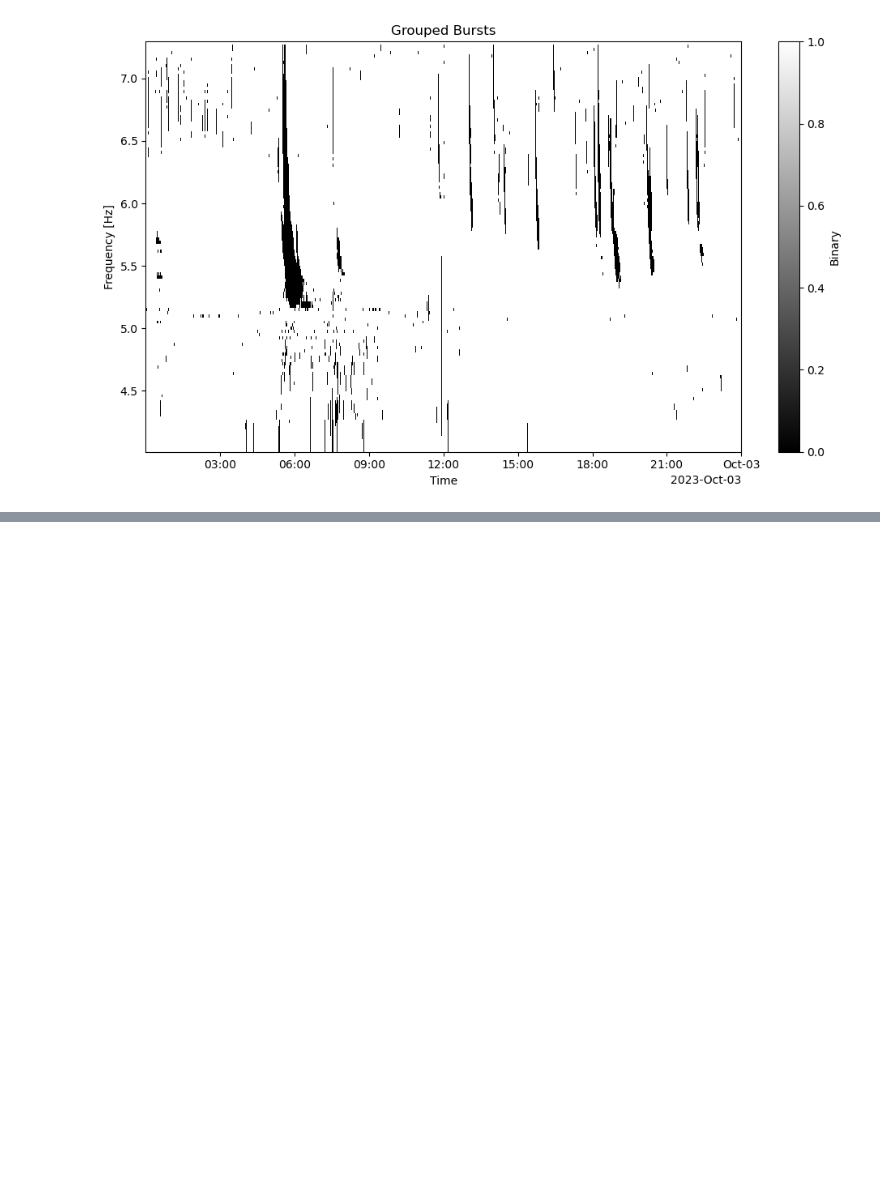
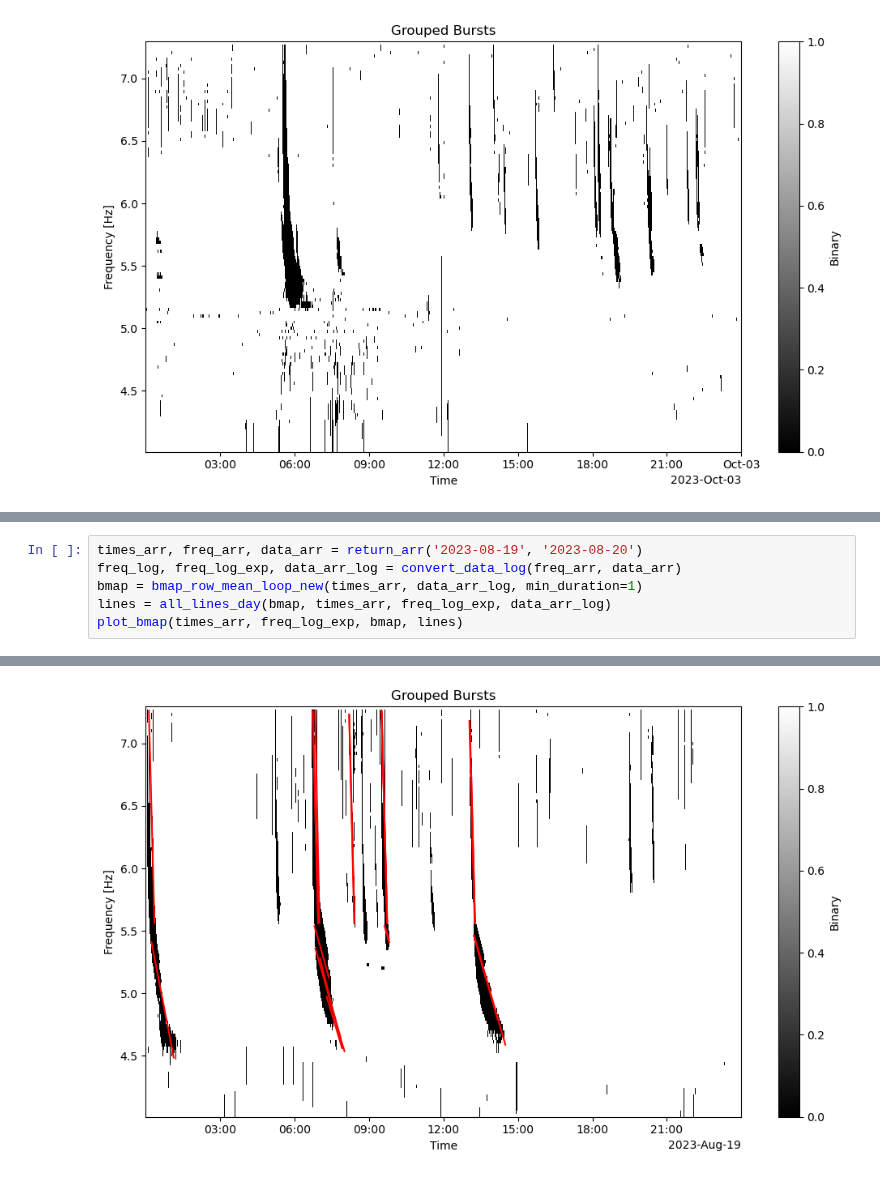
Before and after one commit to judyl22/Solar-Radio-Burst, a Jupyter notebook: dection_prog_new_extract4.ipynb, the cells around one changed output, grey strips where cells are left out. Saved outputs shown, nothing was run; the diff lists cells and outputs as text; blank space fills up the shorter version.

```diff
--- a/dection_prog_new_extract4.ipynb
+++ b/dection_prog_new_extract4.ipynb
@@ -71,0 +268,7 @@ plot_bmap(times_arr3, freq_log_exp3, bmap3, lines3)
+# %%
+times_arr, freq_arr, data_arr = return_arr('2023-08-19', '2023-08-20')
+freq_log, freq_log_exp, data_arr_log = convert_data_log(freq_arr, data_arr)
+bmap = bmap_row_mean_loop_new(times_arr, data_arr_log, min_duration=1)
+lines = all_lines_day(bmap, times_arr, freq_log_exp, data_arr_log)
+plot_bmap(times_arr, freq_log_exp, bmap, lines)
+# %% [output]
@@ -71,0 +283 @@ plot_bmap(times_arr3, freq_log_exp3, bmap3, lines3)
+[figure, added]
```
Also changed, not shown: parts of 39 cells of this notebook, 5 other files.
